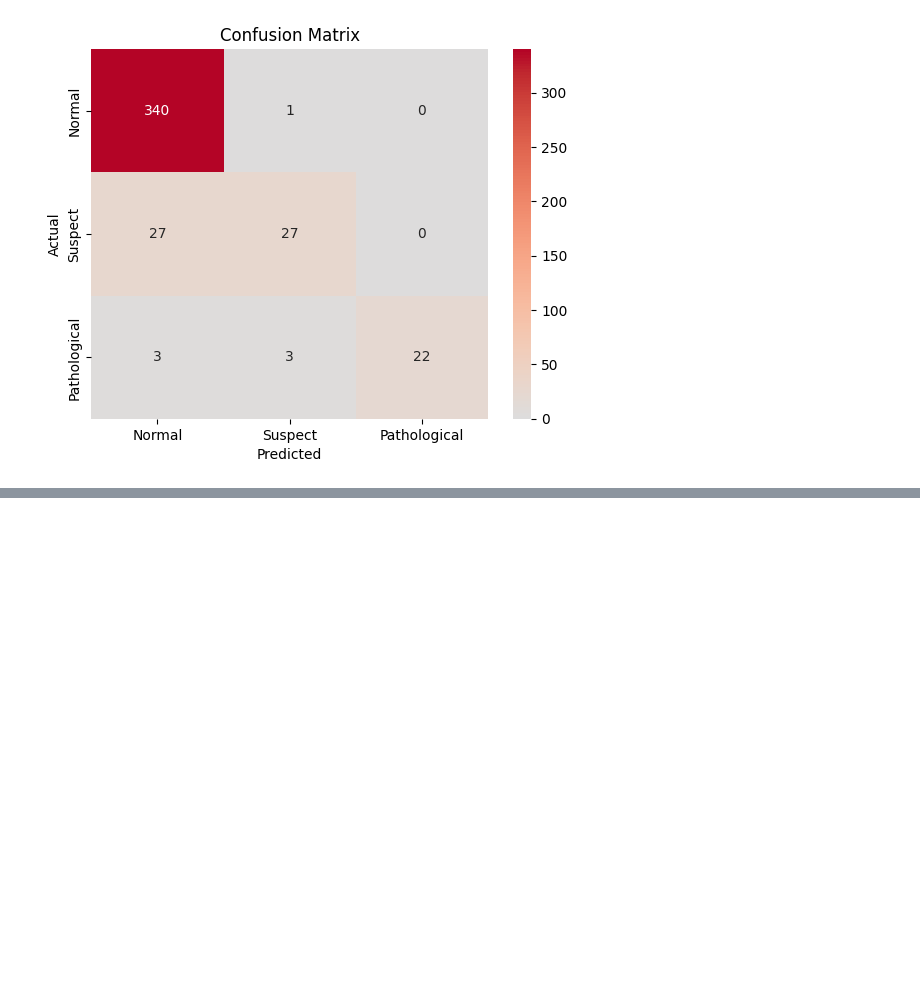
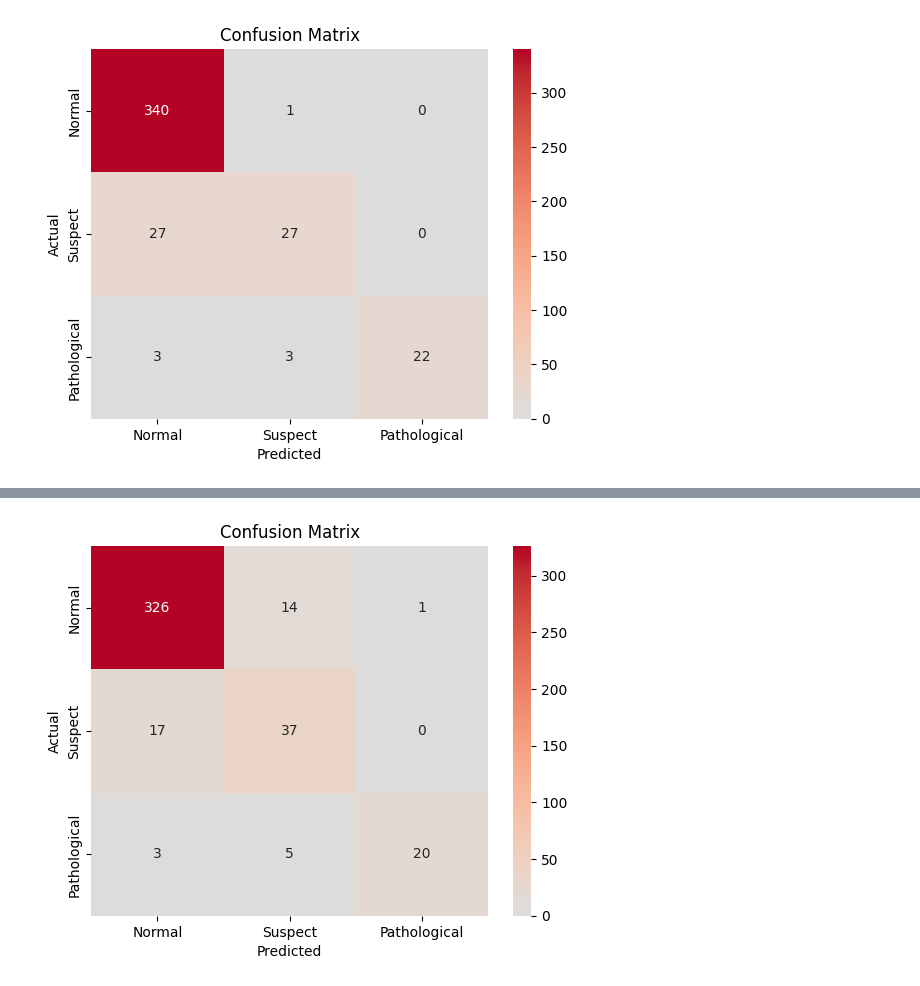
Before and after one commit to JinchenG000/ece9039, a Jupyter notebook: Fetal-Health-Classification.ipynb, the cells around one changed output, grey strips where cells are left out. Drawn from its saved outputs; the diff is of its cells as text; code cells hidden in the pictures; blank space fills up the shorter version.

```diff
--- a/Fetal-Health-Classification.ipynb
+++ b/Fetal-Health-Classification.ipynb
@@ -216,0 +248,89 @@ Max Average Cross Validation Scorean: 0.8442819849192744, K:26
+# %%
+# Hyperparameters For tuning
+learning_rate = 0.001
+num_epochs = 1000
+num_features = 14
+dropout_rate = 0.2
+
+import torch
+import torch.nn as nn
+import torch.nn.functional as F
+import torch.optim as optim
+
+
+train_losses = []
+
+# Convert series to Pytorch tensors
+y_train=y_train.to_numpy()
+y_test=y_test.to_numpy()
+inputs_train = torch.tensor(X_train,dtype=torch.float32)
+targets_train = torch.from_numpy(y_train)
+targets_train = targets_train.type(torch.long)
+targets_train = targets_train-1
+inputs_test = torch.tensor(X_test,dtype=torch.float32)
+targets_test = torch.from_numpy(y_test)
+targets_test = targets_test.type(torch.long)
+targets_test = targets_test-1
+
+# define MLP model
+class MLP(nn.Module):
+    def __init__(self,num_features):
+        super(MLP, self).__init__()
+        self.fc1 = nn.Linear(num_features, 14)
+        self.fc2 = nn.Linear(14, 3)
+        # self.fc3 = nn.Linear(64, 3)
+        self.dropout = nn.Dropout(dropout_rate)
+
+    def forward(self, input):
+        out = F.relu(self.fc1(input))
+        # out = self.dropout(out)
+        # out = F.relu(self.fc2(out))
+        # out = self.dropout(out)
+        out = F.softmax(self.fc2(out),dim=1)
+        # out = F.softmax(self.fc3(out),dim=1)
+        return out
+
+
+model = MLP(num_features)
+
+# Loss and optimizer
+criterion = nn.CrossEntropyLoss()  # Suitable for classification tasks
+optimizer = optim.Adam(model.parameters(), lr=learning_rate)
+
+# Train the model
+for epoch in range(num_epochs):
+    outputs_train=model(inputs_train)
+    # print(outputs_train)
+    # print(targets_train)
+    loss = criterion(outputs_train, targets_train)
+    loss.backward()
+    optimizer.step()
+    _, predicted = torch.max(outputs_train, 1)
+
+    # store the loss value for plotting
+    train_losses.append(loss.item())
+
+    # calculate the accuracy
+    total_correct = 0
+    total_correct += (predicted == targets_train).sum().item()
+    print(f"Epoch {epoch+1}, Loss: {loss.item()}, Accuracy: {total_correct/len(targets_train)}")
+
+# Test the model
+with torch.no_grad():
+    model.eval()
+    outputs_pred = model(inputs_test)
+    print(outputs_pred)
+    _, predicted = torch.max(outputs_pred, 1)
+    print(predicted)
+
+predicted = predicted.numpy()
+targets_test = targets_test.numpy()
+plot_confusion_matrix(targets_test, predicted)
+print(f"Accuracy: {accuracy_score(targets_test, predicted)}")
+
+plt.plot(train_losses)
+plt.title('Training Loss')
+plt.xlabel('Epoch')
+plt.ylabel('Loss')
+plt.show()
+# %% [output]
@@ -216,0 +354 @@ Max Average Cross Validation Scorean: 0.8442819849192744, K:26
+[figure, added]
```
Also changed, not shown: parts of 9 cells of this notebook.
